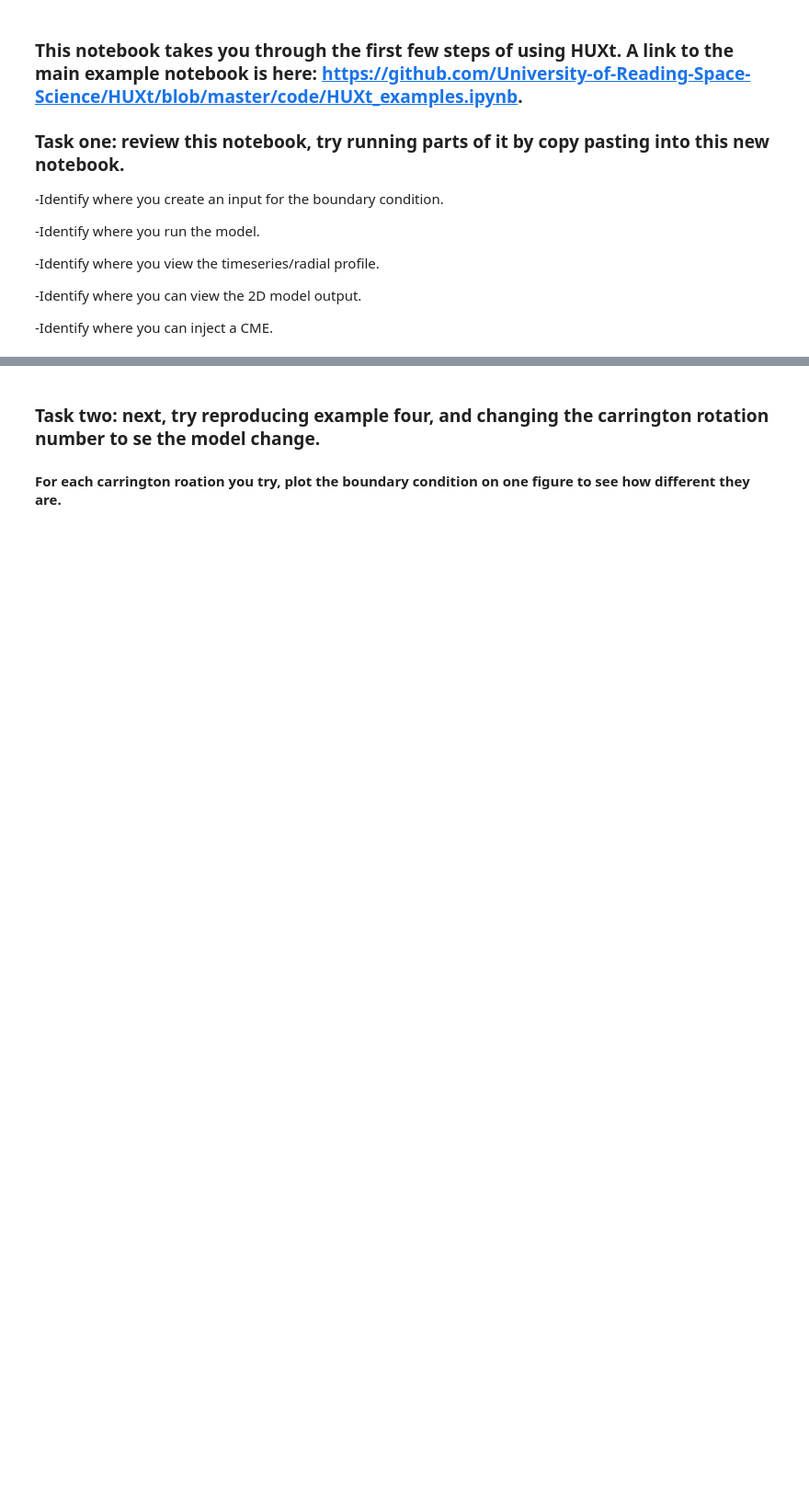
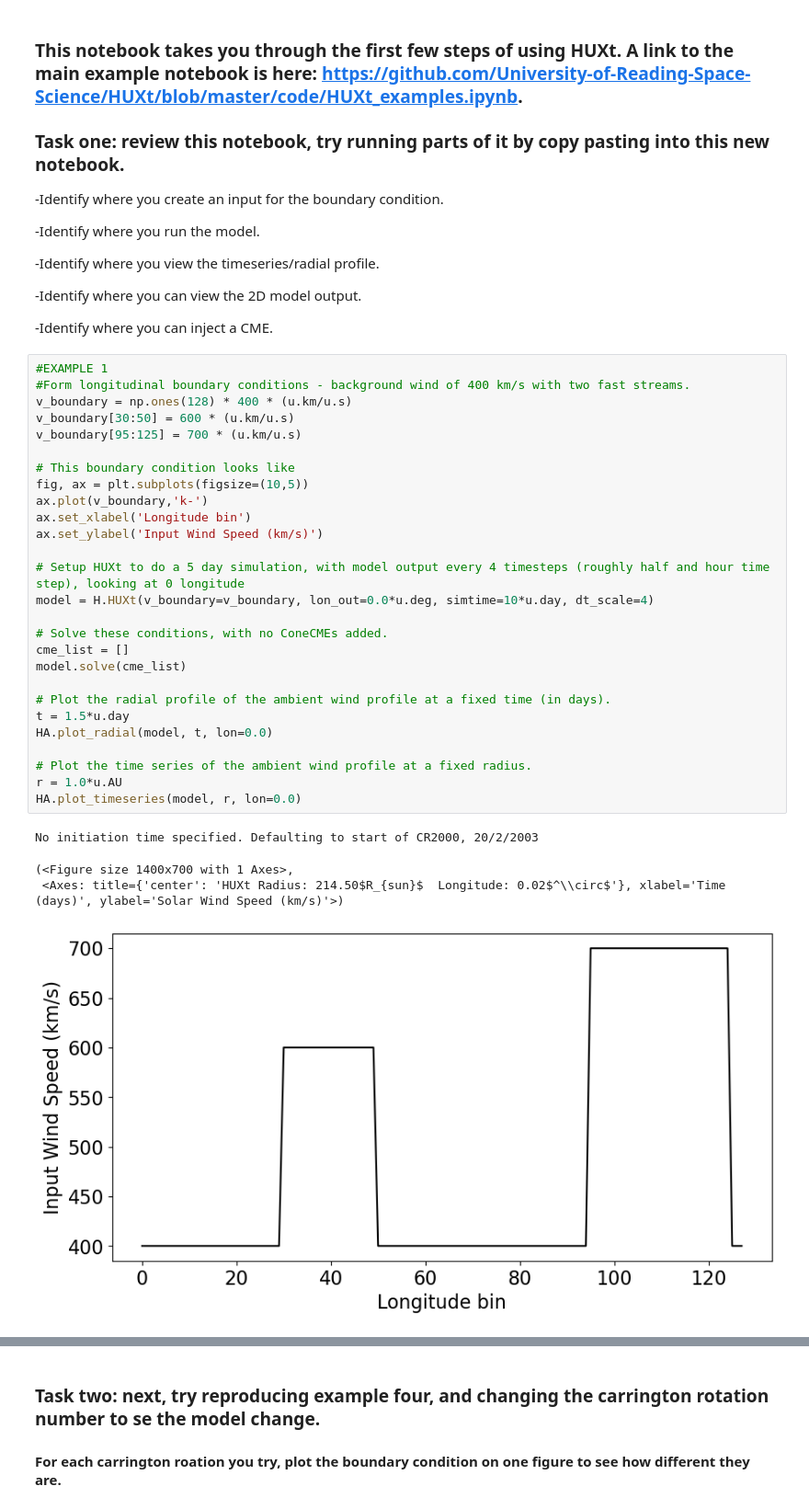
Before and after one commit to aileeniesta/HUXt_REU_project, a Jupyter notebook: code/HUXt_first_steps.ipynb, the cells around one changed output, grey strips where cells are left out. Shown at 92% size. Cells and saved outputs as stored; diff of their text form; blank space fills up the shorter version.

```diff
--- a/code/HUXt_first_steps.ipynb
+++ b/code/HUXt_first_steps.ipynb
@@ -24,3 +26,35 @@ import huxt_inputs as Hin
 -Identify where you can view the 2D model output.
 
 -Identify where you can inject a CME.
+# %%
+#EXAMPLE 1
+#Form longitudinal boundary conditions - background wind of 400 km/s with two fast streams.
+v_boundary = np.ones(128) * 400 * (u.km/u.s)
+v_boundary[30:50] = 600 * (u.km/u.s)
+v_boundary[95:125] = 700 * (u.km/u.s)
+
+# This boundary condition looks like
+fig, ax = plt.subplots(figsize=(10,5))
+ax.plot(v_boundary,'k-')
+ax.set_xlabel('Longitude bin')
+ax.set_ylabel('Input Wind Speed (km/s)')
+
+# Setup HUXt to do a 5 day simulation, with model output every 4 timesteps (roughly half and hour time step), looking at 0 longitude
+model = H.HUXt(v_boundary=v_boundary, lon_out=0.0*u.deg, simtime=10*u.day, dt_scale=4)
+
+# Solve these conditions, with no ConeCMEs added.
+cme_list = []
+model.solve(cme_list)
+
+# Plot the radial profile of the ambient wind profile at a fixed time (in days).
+t = 1.5*u.day
+HA.plot_radial(model, t, lon=0.0)
+
+# Plot the time series of the ambient wind profile at a fixed radius.
+r = 1.0*u.AU
+HA.plot_timeseries(model, r, lon=0.0)
+# %% [output]
+No initiation time specified. Defaulting to start of CR2000, 20/2/2003
+(<Figure size 1400x700 with 1 Axes>,
+ <Axes: title={'center': 'HUXt Radius: 214.50$R_{sun}$  Longitude: 0.02$^\\circ$'}, xlabel='Time (days)', ylabel='Solar Wind Speed (km/s)'>)
+[figure, added]
```
Also changed, not shown: parts of 9 cells of this notebook.
